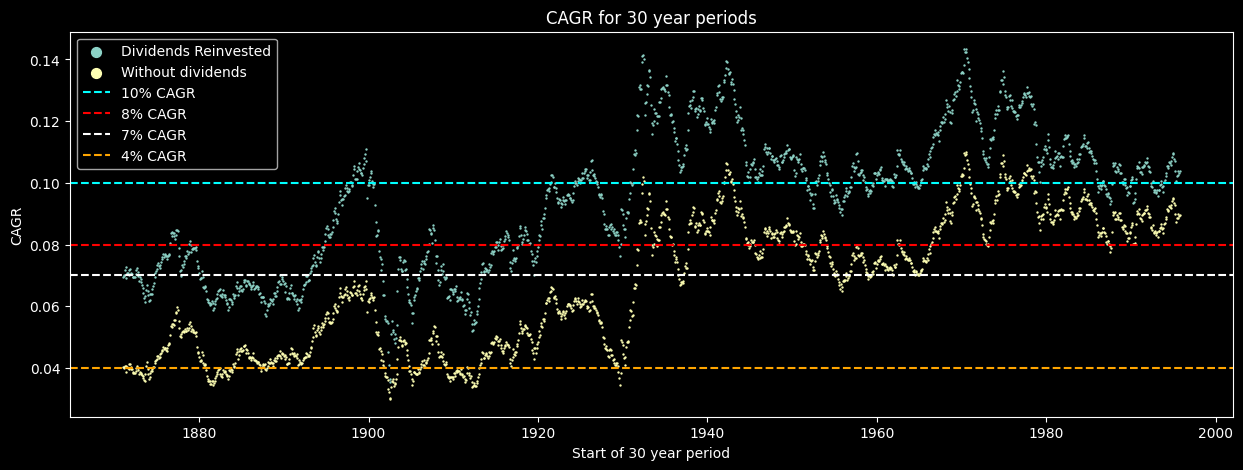
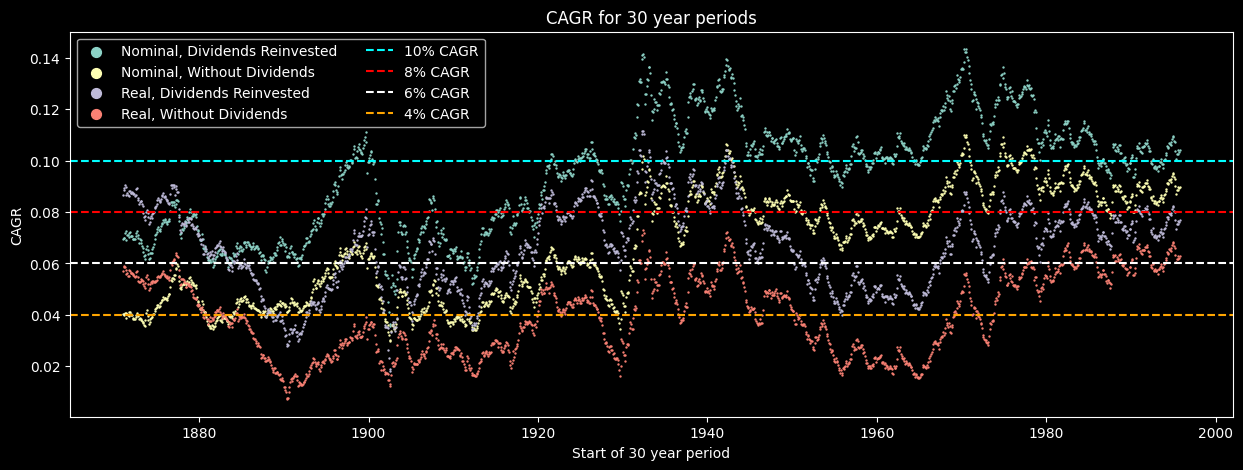
Code edit (unified diff) that turned the first committed figure into the second:
--- before
+++ after
@@ -7,17 +7,21 @@
 cagr = cagr_30_result['cagr']
 cagr_no_div = cagr_30_result['cagr_no_div']
+cagr_real = cagr_30_result['cagr_real']
+cagr_real_no_div = cagr_30_result['cagr_real_no_div']
 
 # Data
-pyplot.scatter(x=dates.to_list(), y=cagr.to_list(), s=0.5, label='Dividends Reinvested')   
-pyplot.scatter(x=dates.to_list(), y=cagr_no_div.to_list(), s=0.5, label='Without dividends')
+pyplot.scatter(x=dates.to_list(), y=cagr.to_list(), s=0.5, label='Nominal, Dividends Reinvested')   
+pyplot.scatter(x=dates.to_list(), y=cagr_no_div.to_list(), s=0.5, label='Nominal, Without Dividends')
+pyplot.scatter(x=dates.to_list(), y=cagr_real.to_list(), s=0.5, label='Real, Dividends Reinvested')
+pyplot.scatter(x=dates.to_list(), y=cagr_real_no_div.to_list(), s=0.5, label='Real, Without Dividends')
 
 # Line guides
 pyplot.axhline(y=0.10, color='cyan', linestyle='dashed', label='10% CAGR')
 pyplot.axhline(y=0.08, color='red', linestyle='dashed', label='8% CAGR')
-pyplot.axhline(y=0.07, linestyle='dashed', label='7% CAGR')
+pyplot.axhline(y=0.06, linestyle='dashed', label='6% CAGR')
 pyplot.axhline(y=0.04, color='orange', linestyle='dashed', label='4% CAGR')
 
 # Labels and legends
-pyplot.legend(markerscale=10)
+pyplot.legend(markerscale=10, ncol=2)
 pyplot.xlabel('Start of 30 year period')
 pyplot.ylabel('CAGR')

Commit: Add initial CAGR in real terms (#34)